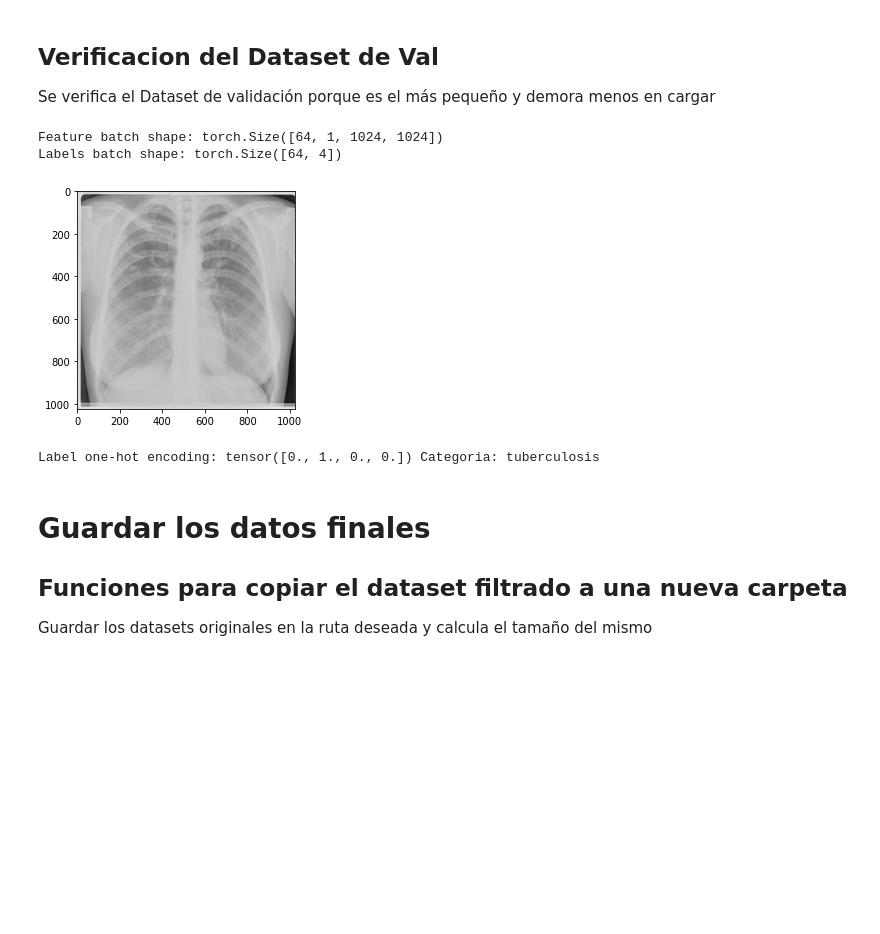
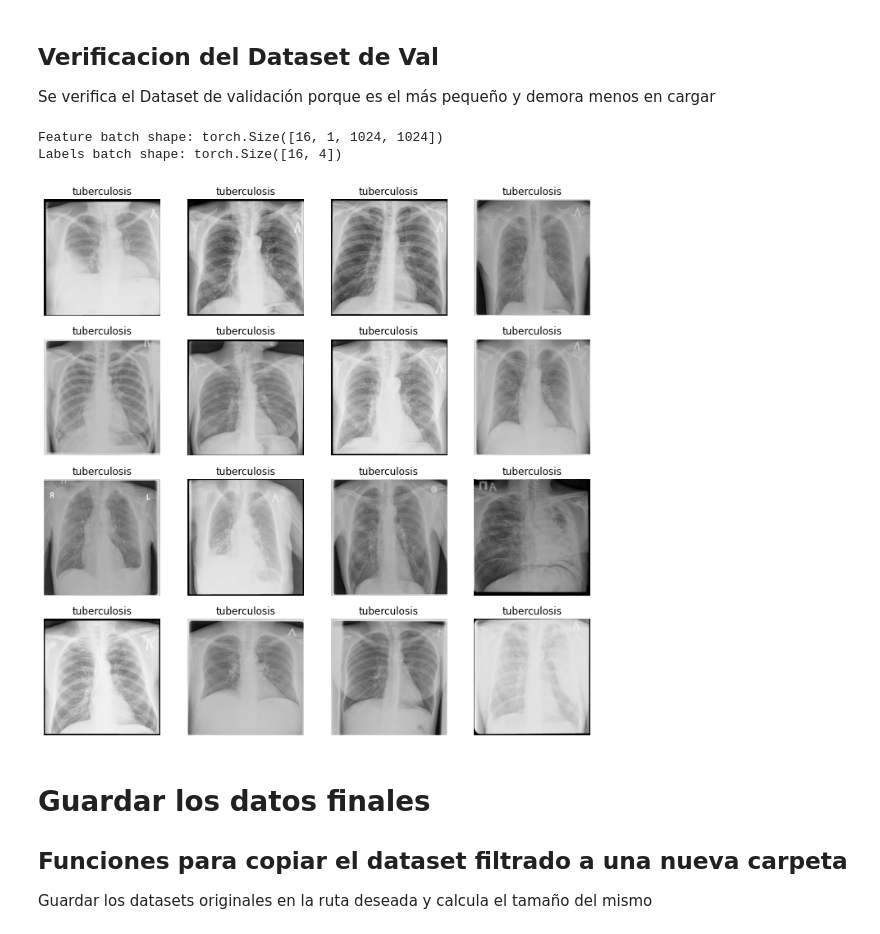
Before and after one commit to isdrael4590/DIALUNG, a Jupyter notebook: notebooks/TB Chest X-ray dataset for Belarus/Filtrado_DatasetPyTorch_Guardar.ipynb, the cells around one changed output. Cells and saved outputs as stored; diff of their text form; code cells hidden in the pictures; blank space fills up the shorter version.

```diff
--- a/notebooks/TB Chest X-ray dataset for Belarus/Filtrado_DatasetPyTorch_Guardar.ipynb
+++ b/notebooks/TB Chest X-ray dataset for Belarus/Filtrado_DatasetPyTorch_Guardar.ipynb
@@ -163,7 +163,7 @@ import torch
 #Aqui se puede añadir más transformaciones si se desean
 resize_transform = Resize((1024,1024)) #Cambiar el tamaño a 1024x1024
 transformaciones_dataset = Compose([resize_transform]) #Apila las transformaciones
-transformacion_salida = Lambda(lambda y: torch.zeros(4, dtype=torch.float).scatter_(0, torch.tensor(y), value=1)) #Hago un
+transformacion_salida = Lambda(lambda y: torch.zeros(4, dtype=torch.float).scatter_(0, torch.tensor(int(y)), value=1)) #Hago un
 
 #Creo objetos de tipo crearDatasetDIALUNG
 train_datasetDIALUNG = crearDatasetDIALUNG(dataset_train, direccion_dataset_imagenes, transformaciones_dataset, transformacion_salida)
@@ -176,28 +176,32 @@ Solo carga los objetos anteriores, en un formato que se puede iterar en PyTorch
 from torch.utils.data import DataLoader #Clase dataloader para cargar en PyTorch los objetos de tipo Dataset
 
 #Creo objetos de tipo DataLoader en lotes de 64 imagenes y barajeados aleatoriamente
-train_dataloader = DataLoader(train_datasetDIALUNG, batch_size=64, shuffle=True)
-test_dataloader = DataLoader(test_datasetDIALUNG, batch_size=64, shuffle=True)
-val_dataloader = DataLoader(val_datasetDIALUNG, batch_size=64, shuffle=True)
+train_dataloader = DataLoader(train_datasetDIALUNG, batch_size=16, shuffle=True)
+test_dataloader = DataLoader(test_datasetDIALUNG, batch_size=16, shuffle=True)
+val_dataloader = DataLoader(val_datasetDIALUNG, batch_size=16, shuffle=True)
 # %% [markdown]
 ## Verificacion del Dataset de Val
 Se verifica el Dataset de validación porque es el más pequeño y demora menos en cargar
 # %%
 import matplotlib.pyplot as plt
 # Display image and label.
-train_features, train_labels = next(iter(train_dataloader))
+figure = plt.figure(figsize=(12, 12))
+cols, rows = 4, 4
+train_features, train_labels = next(iter(val_dataloader))
 print(f"Feature batch shape: {train_features.size()}")
 print(f"Labels batch shape: {train_labels.size()}")
-img = train_features[0].squeeze()
-label = train_labels[0]
-plt.imshow(img, cmap="gray")
+for i in range(1, cols * rows + 1):
+  img = train_features[i-1].squeeze()
+  label = mapa_condiciones[int(torch.argmax(train_labels[i-1]))]
+  figure.add_subplot(rows, cols, i)
+  plt.title(label)
+  plt.axis("off")
+  plt.imshow(img, cmap="gray")
 plt.show()
-print(f"Label one-hot encoding: {label} Categoria: {mapa_condiciones[int(torch.argmax(label))]}")
 # %% [output]
-Feature batch shape: torch.Size([64, 1, 1024, 1024])
-Labels batch shape: torch.Size([64, 4])
+Feature batch shape: torch.Size([16, 1, 1024, 1024])
+Labels batch shape: torch.Size([16, 4])
-[figure, old version]
+[figure, new version]
-Label one-hot encoding: tensor([0., 1., 0., 0.]) Categoria: tuberculosis
 # %% [markdown]
 # Guardar los datos finales
 ## Funciones para copiar el dataset filtrado a una nueva carpeta
```
Also changed, not shown: 10 other files.
